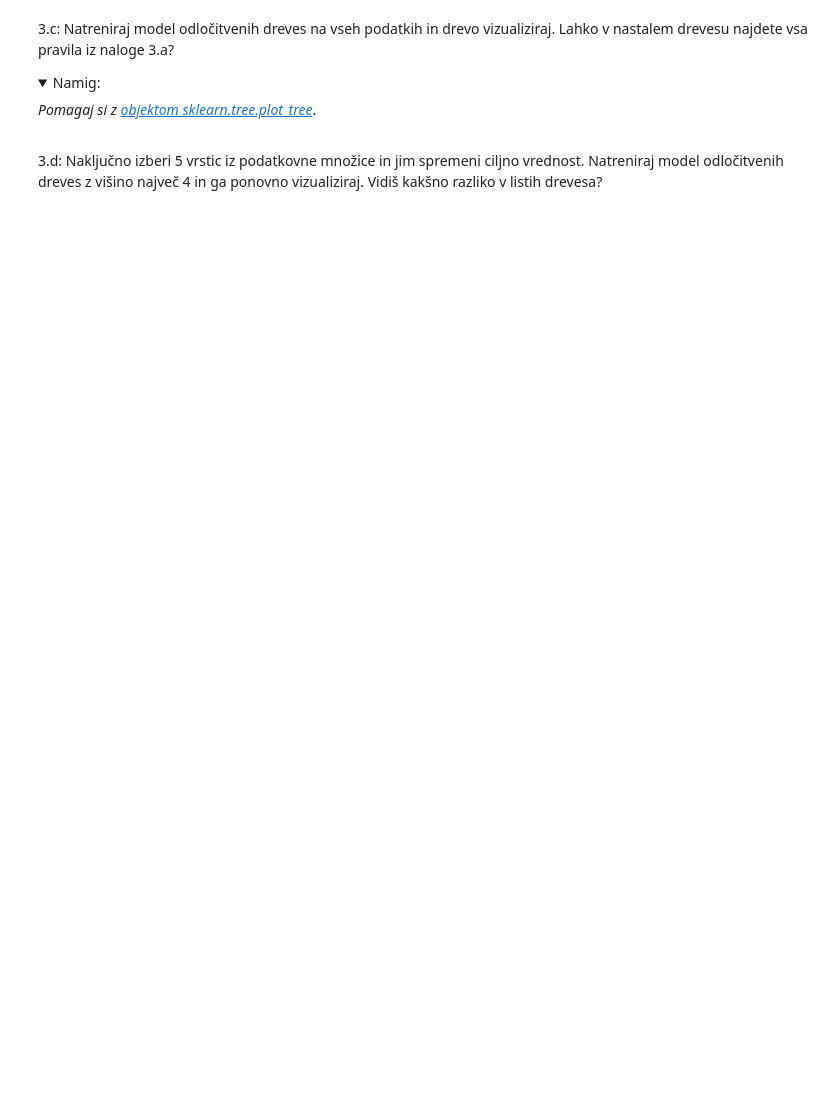
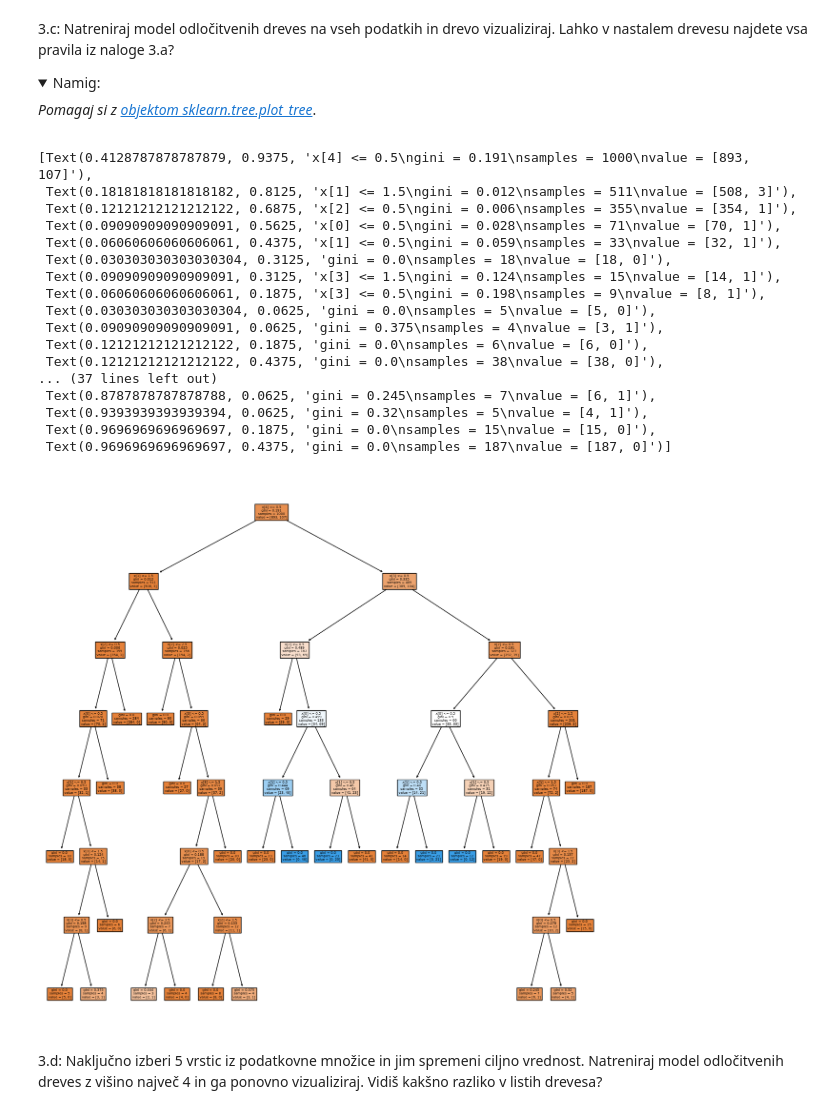
Before and after one commit to anejrozman/Machine-Learning-1, a Jupyter notebook: w4/vaje4.ipynb, the cells around one changed output. Cells and saved outputs as stored; diff of their text form; code cells hidden in the pictures; folded sections open; blank space fills up the shorter version.

```diff
--- a/w4/vaje4.ipynb
+++ b/w4/vaje4.ipynb
@@ -60,5 +174,32 @@ y =data[:, -1].astype(bool)
   *Pomagaj si z [objektom sklearn.tree.plot_tree](https://scikit-learn.org/stable/modules/generated/sklearn.tree.plot_tree.html)*.
 
 </details>
+# %%
+from sklearn.tree import plot_tree
+
+dt = DecisionTreeClassifier()
+dt.fit(X, y)
+
+plt.figure(figsize=(15, 15))
+plot_tree(dt, filled=True)
+# %% [output]
+[Text(0.4128787878787879, 0.9375, 'x[4] <= 0.5\ngini = 0.191\nsamples = 1000\nvalue = [893, 107]'),
+ Text(0.18181818181818182, 0.8125, 'x[1] <= 1.5\ngini = 0.012\nsamples = 511\nvalue = [508, 3]'),
+ Text(0.12121212121212122, 0.6875, 'x[2] <= 0.5\ngini = 0.006\nsamples = 355\nvalue = [354, 1]'),
+ Text(0.09090909090909091, 0.5625, 'x[0] <= 0.5\ngini = 0.028\nsamples = 71\nvalue = [70, 1]'),
+ Text(0.06060606060606061, 0.4375, 'x[1] <= 0.5\ngini = 0.059\nsamples = 33\nvalue = [32, 1]'),
+ Text(0.030303030303030304, 0.3125, 'gini = 0.0\nsamples = 18\nvalue = [18, 0]'),
+ Text(0.09090909090909091, 0.3125, 'x[3] <= 1.5\ngini = 0.124\nsamples = 15\nvalue = [14, 1]'),
+ Text(0.06060606060606061, 0.1875, 'x[3] <= 0.5\ngini = 0.198\nsamples = 9\nvalue = [8, 1]'),
+ Text(0.030303030303030304, 0.0625, 'gini = 0.0\nsamples = 5\nvalue = [5, 0]'),
+ Text(0.09090909090909091, 0.0625, 'gini = 0.375\nsamples = 4\nvalue = [3, 1]'),
+ Text(0.12121212121212122, 0.1875, 'gini = 0.0\nsamples = 6\nvalue = [6, 0]'),
+ Text(0.12121212121212122, 0.4375, 'gini = 0.0\nsamples = 38\nvalue = [38, 0]'),
+... (37 lines left out)
+ Text(0.8787878787878788, 0.0625, 'gini = 0.245\nsamples = 7\nvalue = [6, 1]'),
+ Text(0.9393939393939394, 0.0625, 'gini = 0.32\nsamples = 5\nvalue = [4, 1]'),
+ Text(0.9696969696969697, 0.1875, 'gini = 0.0\nsamples = 15\nvalue = [15, 0]'),
+ Text(0.9696969696969697, 0.4375, 'gini = 0.0\nsamples = 187\nvalue = [187, 0]')]
+[figure, added]
 # %% [markdown]
 3.d: Naključno izberi 5 vrstic iz podatkovne množice in jim spremeni ciljno vrednost. Natreniraj model odločitvenih dreves z višino največ 4 in ga ponovno vizualiziraj. Vidiš kakšno razliko v listih drevesa?
```
Also changed, not shown: parts of 12 cells of this notebook, 5 other files.
